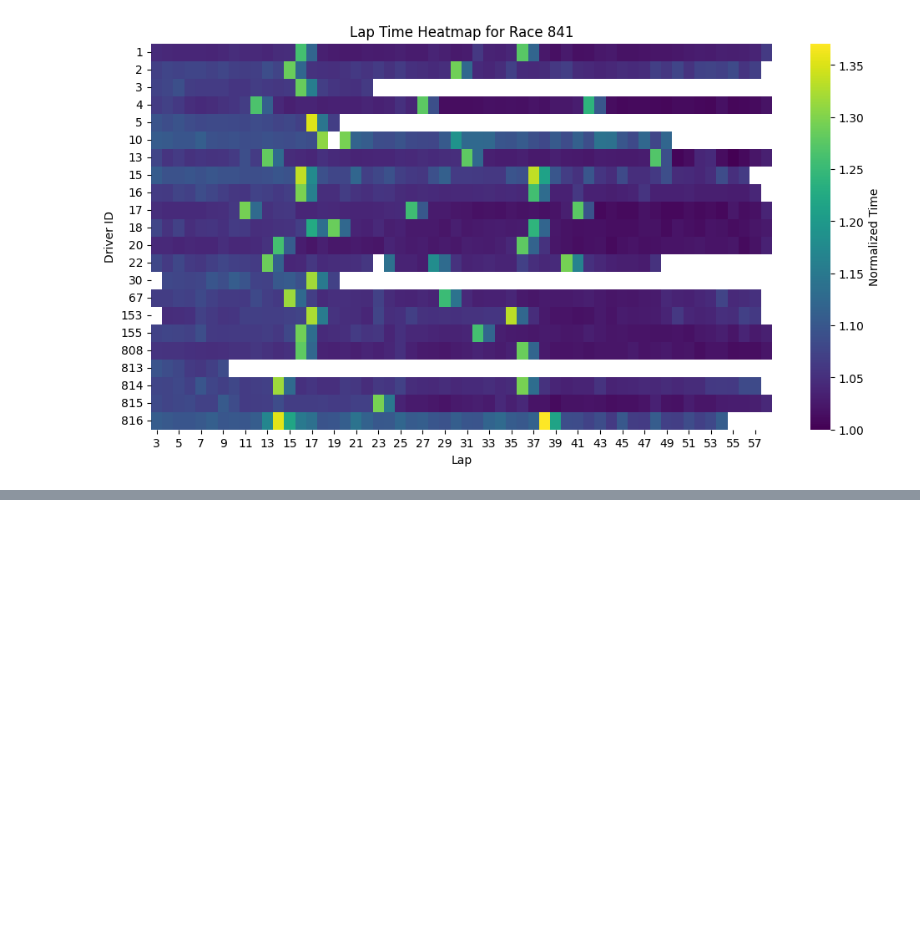
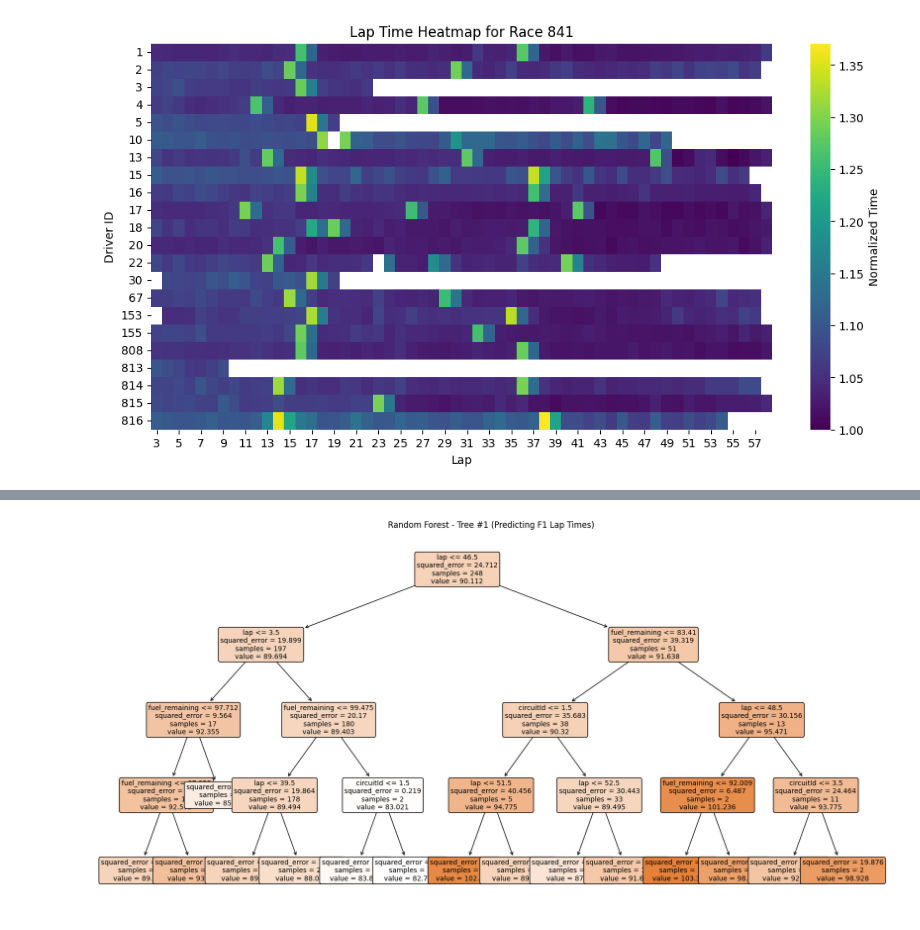
Before and after one commit to parzaech/AOML, a Jupyter notebook: main.ipynb, the cells around one changed output, grey strips where cells are left out. Saved outputs shown, nothing was run; the diff lists cells and outputs as text; code cells hidden in the pictures; blank space fills up the shorter version.

```diff
--- a/main.ipynb
+++ b/main.ipynb
@@ -144,0 +181,36 @@ plt.show()
+# %%
+import pandas as pd
+import numpy as np
+from sklearn.ensemble import RandomForestRegressor
+from sklearn.tree import plot_tree
+from sklearn.model_selection import train_test_split
+import matplotlib.pyplot as plt
+
+# Simulated dataset (replace with your actual lap_times dataframe)
+np.random.seed(42)
+df = pd.DataFrame({
+    'lap': np.random.randint(1, 60, size=500),
+    'is_pit_stop': np.random.choice([0, 1], size=500, p=[0.9, 0.1]),
+    'circuitId': np.random.randint(1, 5, size=500),
+    'fuel_remaining': np.random.uniform(50, 100, size=500),
+    'lap_time': np.random.normal(loc=90, scale=5, size=500)
+})
+
+# Features and target
+X = df[['lap', 'is_pit_stop', 'circuitId', 'fuel_remaining']]
+y = df['lap_time']
+
+# Train-test split
+X_train, X_test, y_train, y_test = train_test_split(X, y, test_size=0.2, random_state=42)
+
+# Train a Random Forest
+rf = RandomForestRegressor(n_estimators=10, max_depth=4, random_state=42)
+rf.fit(X_train, y_train)
+
+# Visualize the first tree in the forest
+plt.figure(figsize=(20, 10))
+plot_tree(rf.estimators_[0], feature_names=X.columns, filled=True, rounded=True, fontsize=10)
+plt.title("Random Forest - Tree #1 (Predicting F1 Lap Times)")
+plt.show()
+# %% [output]
+[figure, added]
```
Also changed, not shown: parts of 2 cells of this notebook.
